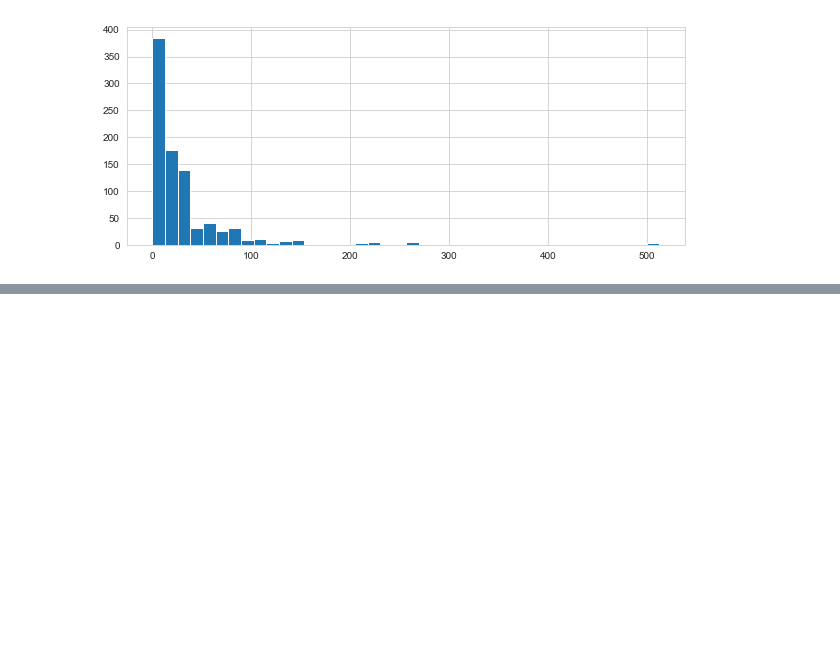
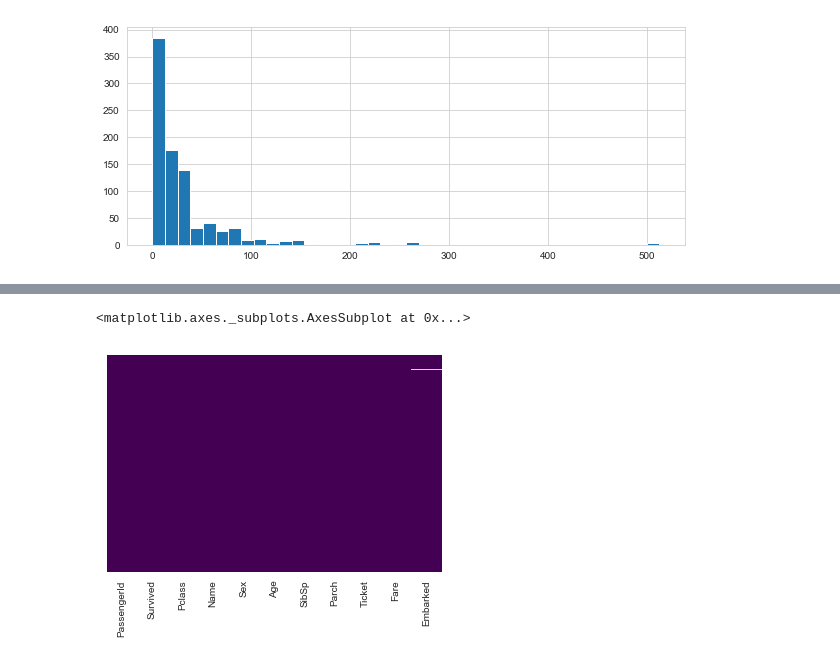
Before and after one commit to yharsha/DataScience, a Jupyter notebook: Python_for_Data_Science_and_Machine_Learning_Bootcamp/Refactored_Py_DS_ML_Bootcamp-master/myCodingFiles/sec17_Logistic_Regression/logistic regression.ipynb, the cells around one changed output, grey strips where cells are left out. Drawn from its saved outputs; the diff is of its cells as text; code cells hidden in the pictures; blank space fills up the shorter version.

```diff
--- a/Python_for_Data_Science_and_Machine_Learning_Bootcamp/Refactored_Py_DS_ML_Bootcamp-master/myCodingFiles/ML/sec17_Logistic_Regression/logistic regression.ipynb
+++ b/Python_for_Data_Science_and_Machine_Learning_Bootcamp/Refactored_Py_DS_ML_Bootcamp-master/myCodingFiles/sec17_Logistic_Regression/logistic regression.ipynb
@@ -96,0 +136,4 @@ train['Fare'].iplot(kind='hist',bins=30)
+# %%
+#Since too many missing values...we are going to drop CABIN column
+
+train.drop('Cabin',axis=1,inplace=True)
@@ -96,0 +149,5 @@ train['Fare'].iplot(kind='hist',bins=30)
+# %%
+sns.heatmap(train.isnull(),yticklabels=False,cbar=False,cmap='viridis')
+# %% [output]
+<matplotlib.axes._subplots.AxesSubplot at 0x...>
+[figure, added]
```
Also changed, not shown: parts of 28 cells of this notebook, 46 other files.
